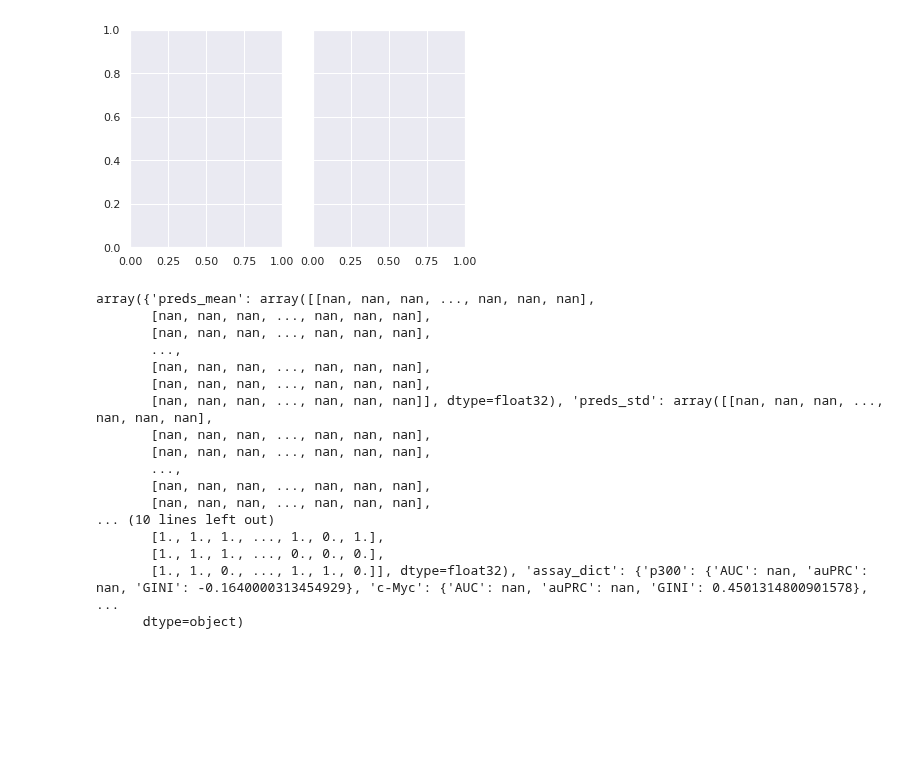
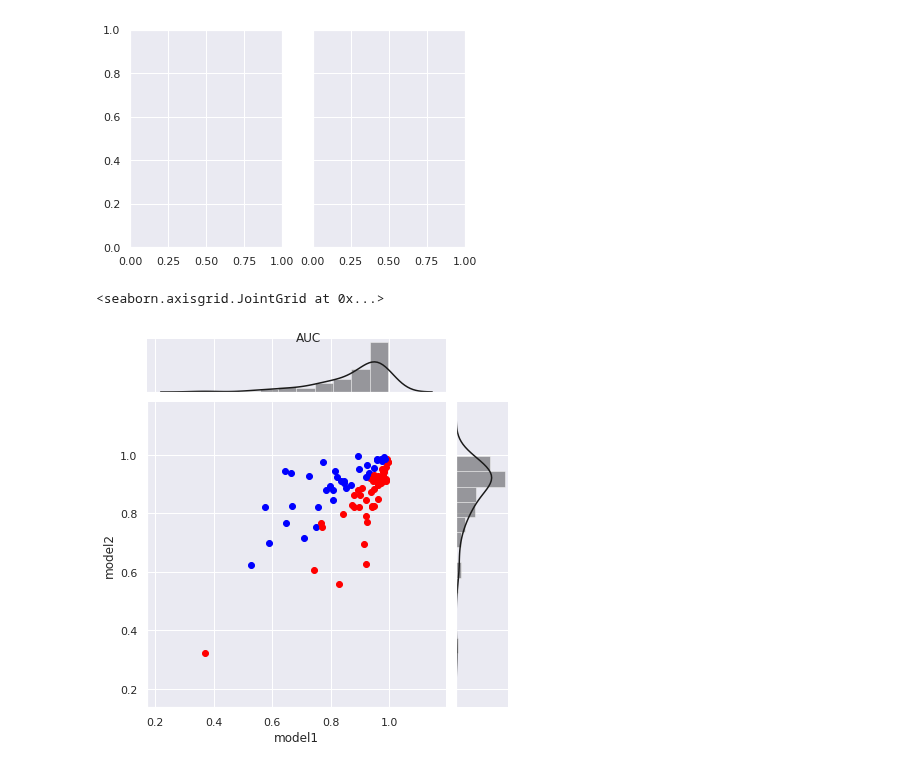
Before and after one commit to YosefLab/epitome, a Jupyter notebook: dnase/Sandbox/imputation.ipynb, the cells around one changed output. Cells and saved outputs as stored; diff of their text form; code cells hidden in the pictures; blank space fills up the shorter version.

```diff
--- a/dnase/Sandbox/imputation.ipynb
+++ b/dnase/Sandbox/imputation.ipynb
@@ -1288,21 +1319,0 @@ d2
-# %%
-results_clp=np.load("/home/eecs/akmorrow/epitome/out/tmp/results_clp.npy", allow_pickle=True)
-results_clp
-# %% [output]
-array({'preds_mean': array([[nan, nan, nan, ..., nan, nan, nan],
-       [nan, nan, nan, ..., nan, nan, nan],
-       [nan, nan, nan, ..., nan, nan, nan],
-       ...,
-       [nan, nan, nan, ..., nan, nan, nan],
-       [nan, nan, nan, ..., nan, nan, nan],
-       [nan, nan, nan, ..., nan, nan, nan]], dtype=float32), 'preds_std': array([[nan, nan, nan, ..., nan, nan, nan],
-       [nan, nan, nan, ..., nan, nan, nan],
-       [nan, nan, nan, ..., nan, nan, nan],
-       ...,
-       [nan, nan, nan, ..., nan, nan, nan],
-       [nan, nan, nan, ..., nan, nan, nan],
-... (10 lines left out)
-       [1., 1., 1., ..., 1., 0., 1.],
-       [1., 1., 1., ..., 0., 0., 0.],
-       [1., 1., 0., ..., 1., 1., 0.]], dtype=float32), 'assay_dict': {'p300': {'AUC': nan, 'auPRC': nan, 'GINI': -0.1640000313454929}, 'c-Myc': {'AUC': nan, 'auPRC': nan, 'GINI': 0.4501314800901578},  ...
-      dtype=object)
@@ -1308,0 +1418,5 @@ array({'preds_mean': array([[nan, nan, nan, ..., nan, nan, nan],
+# %%
+joint_plot(d2[3],clp_dict)
+# %% [output]
+<seaborn.axisgrid.JointGrid at 0x...>
+[figure, added]
```
Also changed, not shown: parts of 9 cells of this notebook, 2 other files.
